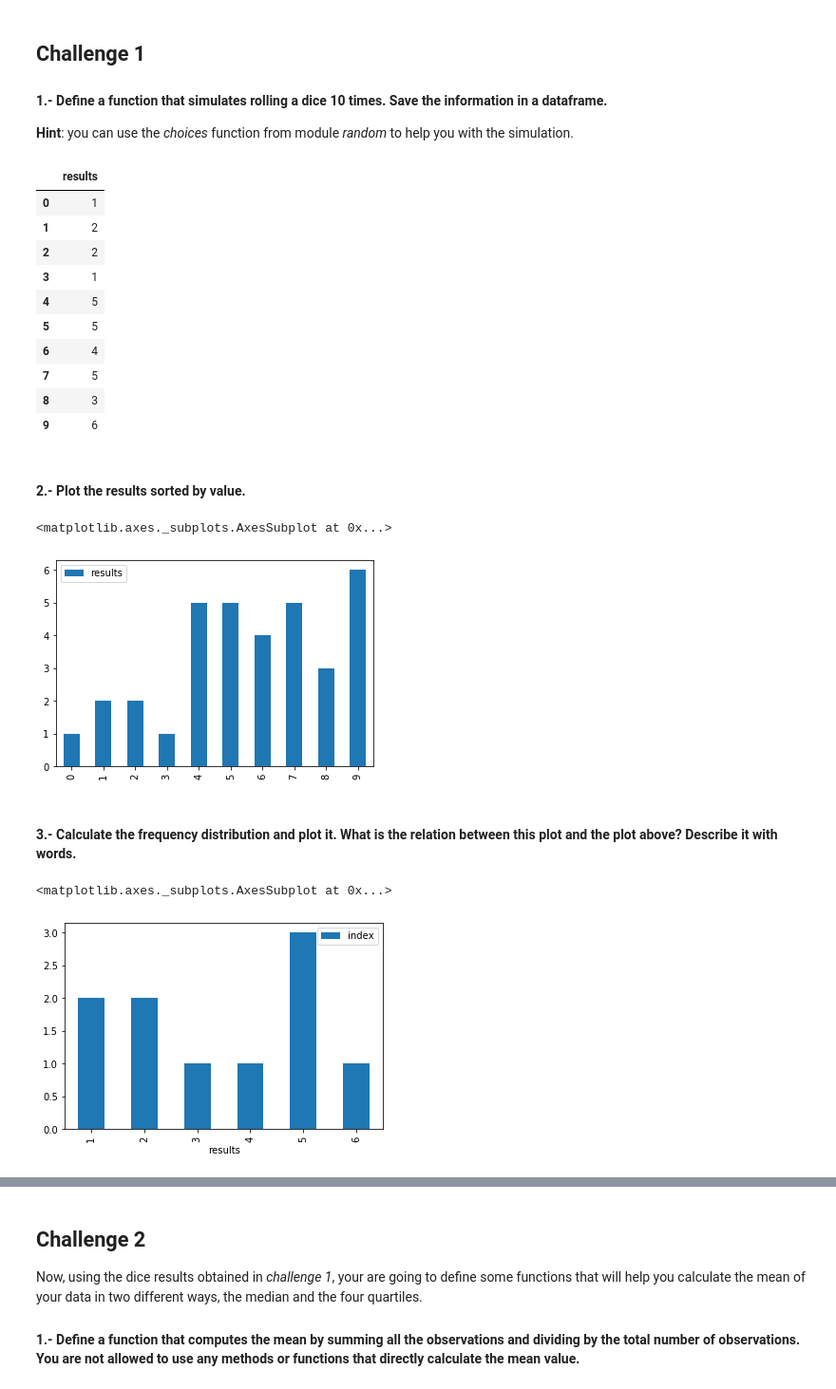
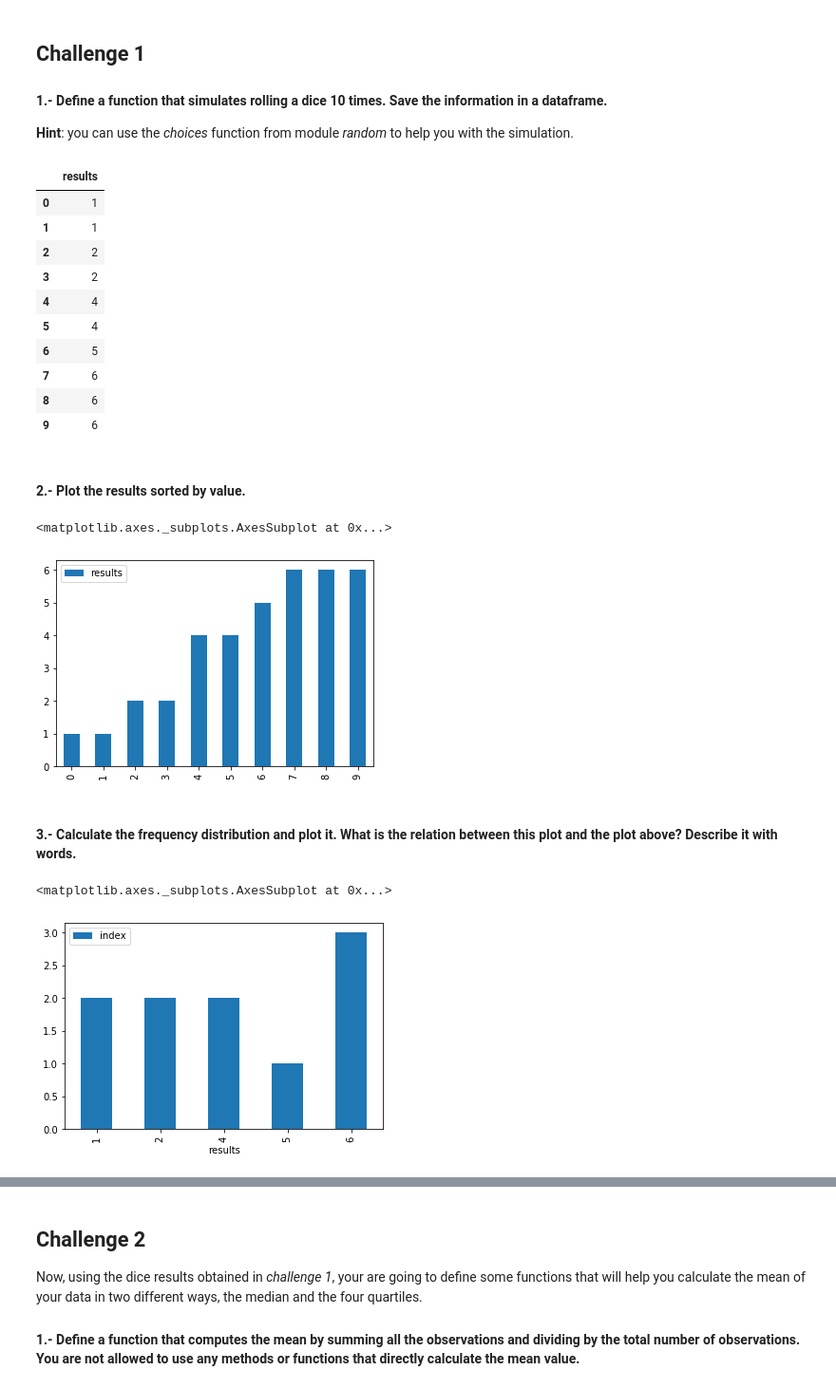
Before and after one commit to ta-data-bcn/descriptive-stats, a Jupyter notebook: your-code/main.ipynb, the cells around one changed output, grey strips where cells are left out. Shown: that part at 95% size. Cells and saved outputs as stored; diff of their text form; code cells hidden in the pictures.

```diff
--- a/your-code/main.ipynb
+++ b/your-code/main.ipynb
@@ -19,19 +19,19 @@ def roll_dice(n):
         lst.append(np.random.randint(1,7))
     return pd.DataFrame(lst, columns = ["results"])
 # %%
-rolls = roll_dice(10)
+rolls = roll_dice(10).sort_values("results").reset_index(drop=True)
 rolls
 # %% [output]
 |  | results |
 | 0 | 1 |
-| 1 | 2 |
+| 1 | 1 |
 | 2 | 2 |
-| 3 | 1 |
-| 4 | 5 |
-| 5 | 5 |
-| 6 | 4 |
-| 7 | 5 |
-| 8 | 3 |
+| 3 | 2 |
+| 4 | 4 |
+| 5 | 4 |
+| 6 | 5 |
+| 7 | 6 |
+| 8 | 6 |
 | 9 | 6 |
 # %% [markdown]
 #### 2.- Plot the results sorted by value.
@@ -40,18 +40,20 @@ rolls
 rolls.plot.bar()
 # %% [output]
 <matplotlib.axes._subplots.AxesSubplot at 0x...>
-[figure, old version]
+[figure, new version]
 # %% [markdown]
 #### 3.- Calculate the frequency distribution and plot it. What is the relation between this plot and the plot above? Describe it with words.
 # %%
 # your code here
 # we are not meant to do plots
-freq = rolls.sort_values(by="results").reset_index()
+freq = rolls.reset_index()
+freq
 freq1 = freq.groupby("results").count()
+freq1
 freq1.plot(kind="bar")
 # %% [output]
 <matplotlib.axes._subplots.AxesSubplot at 0x...>
-[figure, old version]
+[figure, new version]
 # %%
 """
 Ther first plot shows the result for each throw, the second the number of same value results overall.
```
Also changed, not shown: parts of 13 cells of this notebook.
